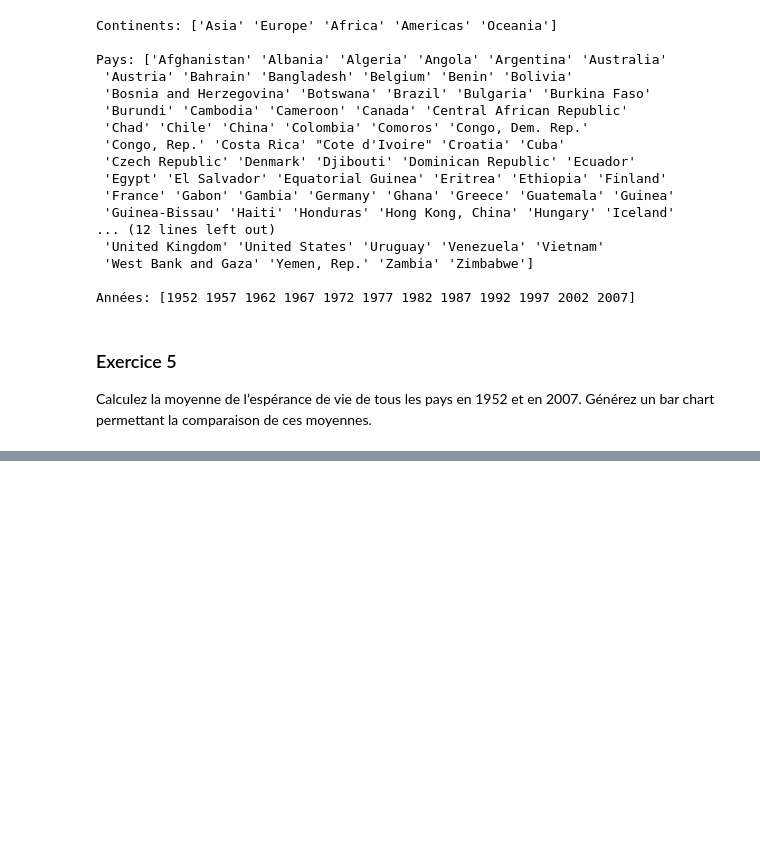
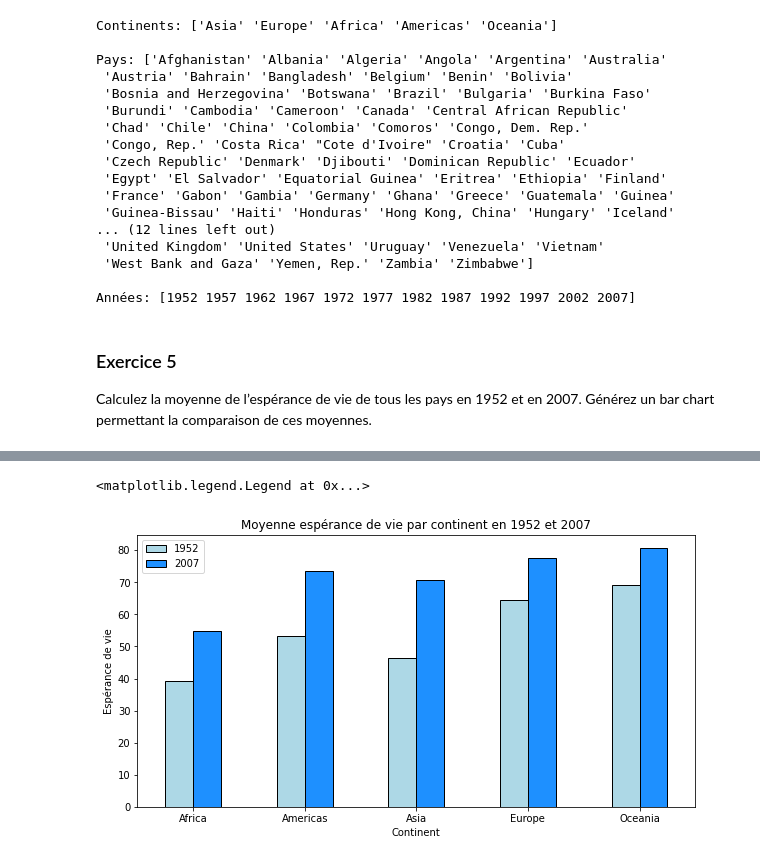
Before and after one commit to DrC0okie/Roy_VanHove_ISD_TP3, a Jupyter notebook: gapminder.ipynb, the cells around one changed output, grey strips where cells are left out. Cells and saved outputs as stored; diff of their text form; code cells hidden in the pictures; blank space fills up the shorter version.

```diff
--- a/gapminder.ipynb
+++ b/gapminder.ipynb
@@ -156,0 +162,15 @@ Calculez la moyenne de l’espérance de vie de tous les pays en 1952 et en 2007
+# %%
+data = gm.loc[:, ["year", "continent", "lifeExp"]].query("year == 1952 | year == 2007").groupby(["year", "continent"])
+data = data.mean("lifeExp")
+
+#C'est la seule manière que j'ai trouvé pour que le graphe ne contienne pas l'année, probablement pas optimal...
+data = data.unstack("year", fill_value=" ")
+
+plot = data.plot.bar(rot=0, color={"lightblue","dodgerblue"}, edgecolor="black", figsize=(10,5))
+plot.set_xlabel("Continent")
+plot.set_ylabel("Espérance de vie")
+plot.set_title("Moyenne espérance de vie par continent en 1952 et 2007")
+plot.legend(labels=['1952', '2007'])
+# %% [output]
+<matplotlib.legend.Legend at 0x...>
+[figure, added]
```
Also changed, not shown: parts of 6 cells of this notebook.
